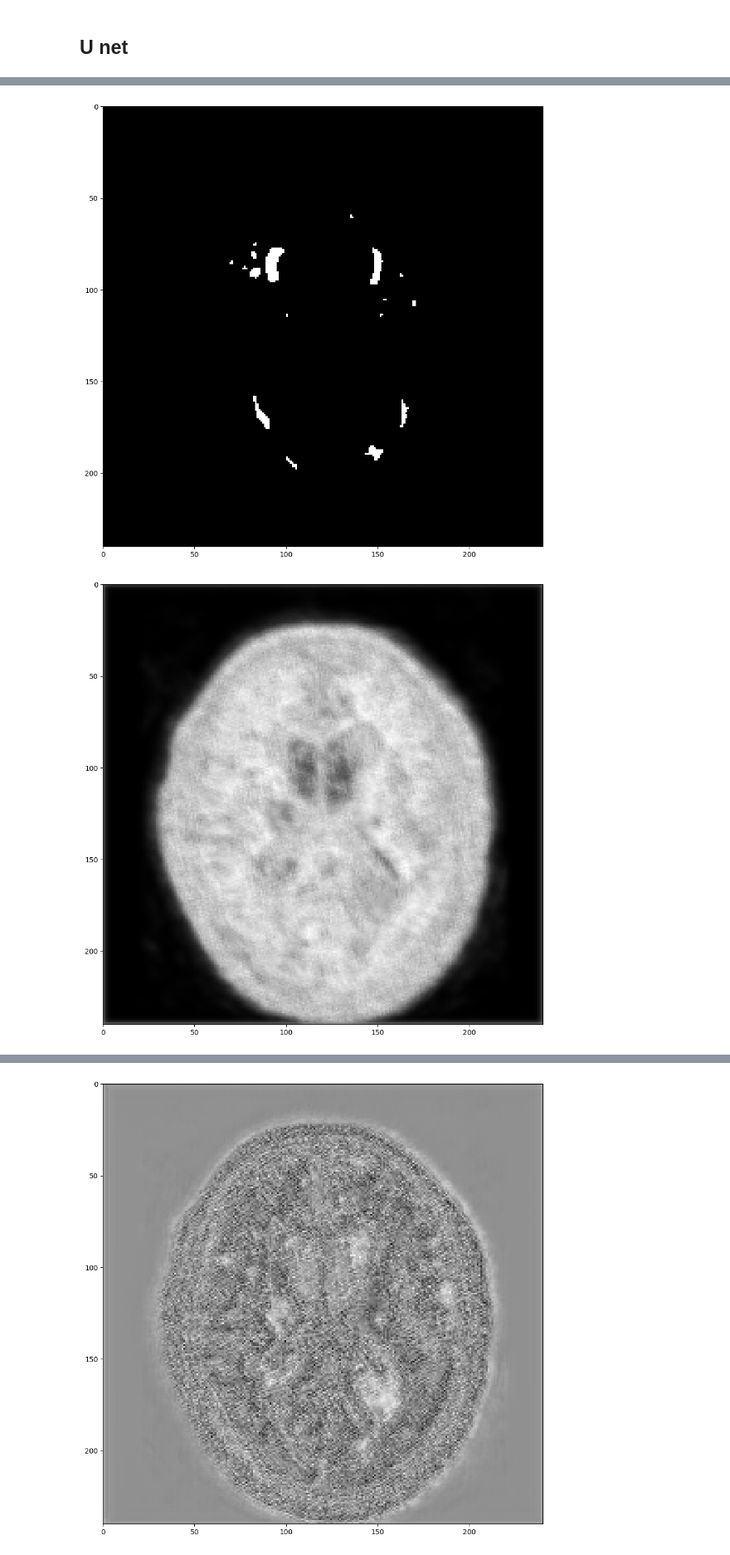
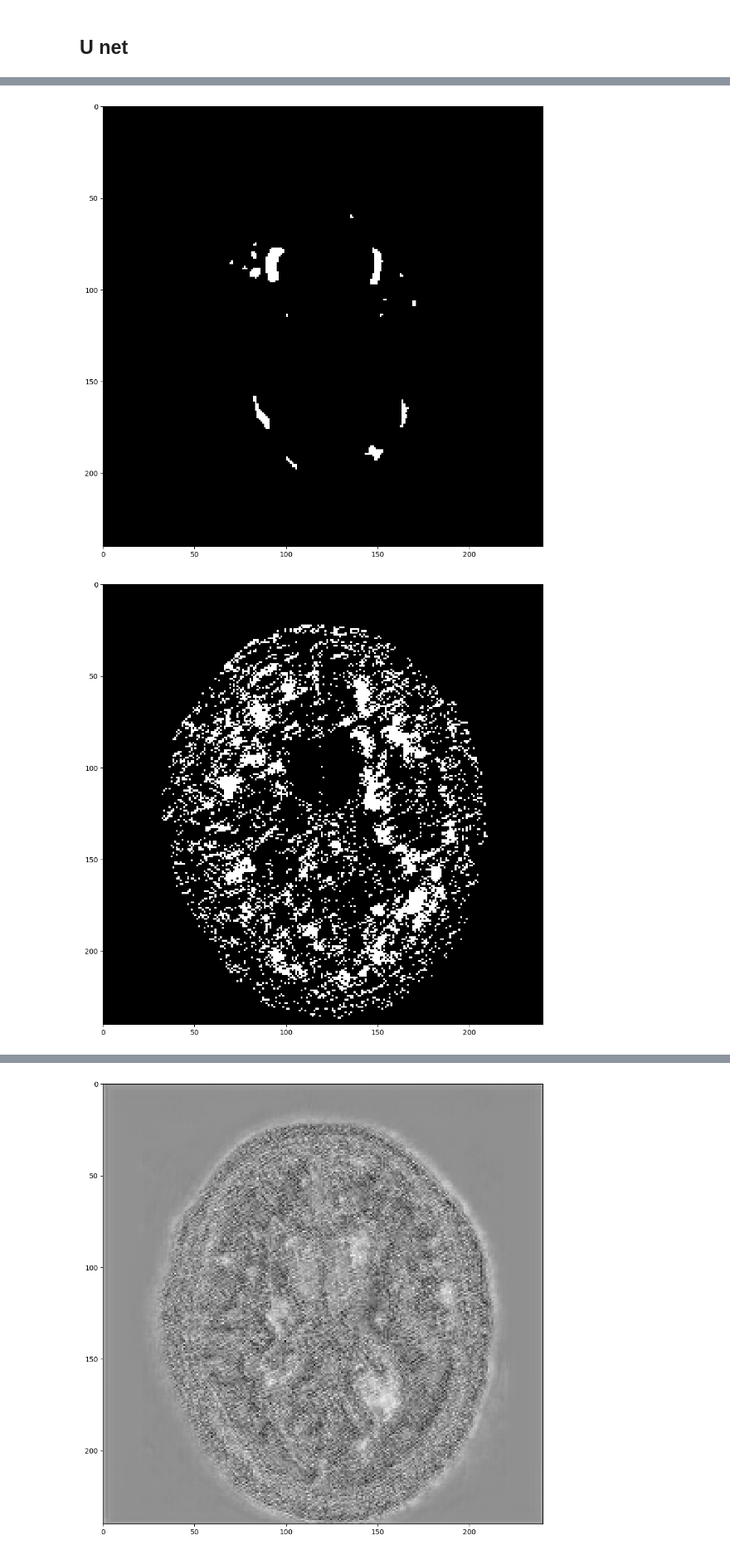
Before and after one commit to JingQin-JQ/umcu, a Jupyter notebook: src/utrecht.ipynb, the cells around one changed output, grey strips where cells are left out. Shown at 83% size. Cells and saved outputs as stored; diff of their text form; code cells hidden in the pictures.

```diff
--- a/src/utrecht.ipynb
+++ b/src/utrecht.ipynb
@@ -346,6 +351,7 @@ def train(X,y):
     imgs_mask_train = preprocess(imgs_mask_train)
 #     print("shapeagfter",imgs_train.shape,imgs_mask_train.shape)
 #     myshow(sitk.GetImageFromArray(imgs_train))
+    imgs_train = scipy.ndimage.morphology.binary_fill_holes(imgs_train)
 
     imgs_train = imgs_train.astype('float32')
     mean = np.mean(imgs_train)  # mean for data centering
@@ -354,8 +360,8 @@ def train(X,y):
     imgs_train -= mean
     imgs_train /= std
 
-    imgs_mask_train = imgs_mask_train.astype('float32')
-    imgs_mask_train /= 255.  # scale masks to [0, 1]
+    imgs_mask_train = imgs_mask_train.astype('int')
+#     imgs_mask_train /= 255.  # scale masks to [0, 1]
 
     print('-'*30)
     print('Creating and compiling model...')
@@ -369,7 +375,7 @@ def train(X,y):
 # #     myshow(sitk.GetImageFromArray(imgs_train))
 #     myshow(sitk.GetImageFromArray(imgs_mask_train))
 #     print("before model",imgs_train.shape,imgs_mask_train.shape)
-    model.fit(imgs_train, imgs_mask_train, batch_size=20, nb_epoch=10, verbose=1, shuffle=True,
+    model.fit(imgs_train, imgs_mask_train, batch_size=20, epochs=1, verbose=1, shuffle=True,
               validation_split=0.2,
               callbacks=[model_checkpoint])
 
@@ -402,6 +408,9 @@ def predict(model):
     imgs_mask_test = model.predict(imgs_test, verbose=1)
     print("test model finished",imgs_mask_test.shape)
     np.save('imgs_mask_test.npy', imgs_mask_test)
+
+    imgs_mask_test[imgs_mask_test[:,:,:,0] > 0.5] = 1      #thresholding
+    imgs_mask_test[imgs_mask_test[:,:,:,0] <= 0.5] = 0
     myshow(sitk.GetImageFromArray(imgs_test[50,:,:,1]))
     myshow(sitk.GetImageFromArray(imgs_id_test[50,:,:,0]))
     myshow(sitk.GetImageFromArray(imgs_mask_test[50,:,:,0]))
@@ -429,14 +438,13 @@ smooth = 1.
 batchSize = 20
 batchShape = (batchSize, 240,240, 2)
 # %%
-
-Xchunks = [Xs[x:x+100] for x in range(0, len(Xs), 100)]
-ychunks = [ys[x:x+100] for x in range(0, len(ys), 100)]
+nn= 81
+Xchunks = [Xs[x:x+nn] for x in range(0, len(Xs), nn)]
+ychunks = [ys[x:x+nn] for x in range(0, len(ys), nn)]
 # %%
 if __name__ == '__main__':
-#     for i,j in zip(Xchunks[-5:],ychunks[-5:]):
-#         model = train(i,j)
-    model = train(Xchunks[2],ychunks[2])
+    for i,j in zip(Xchunks[-5:],ychunks[-5:]):
+        model = train(i,j)
     testFilename, resultFilename = predict(model)
 # %% [output]
 ------------------------------
@@ -479,3 +470,3 @@ Saving predicted masks to files...
 [figure]
 [figure]
-[figure, old version]
+[figure, new version]
```
Also changed, not shown: parts of 4 cells of this notebook.
